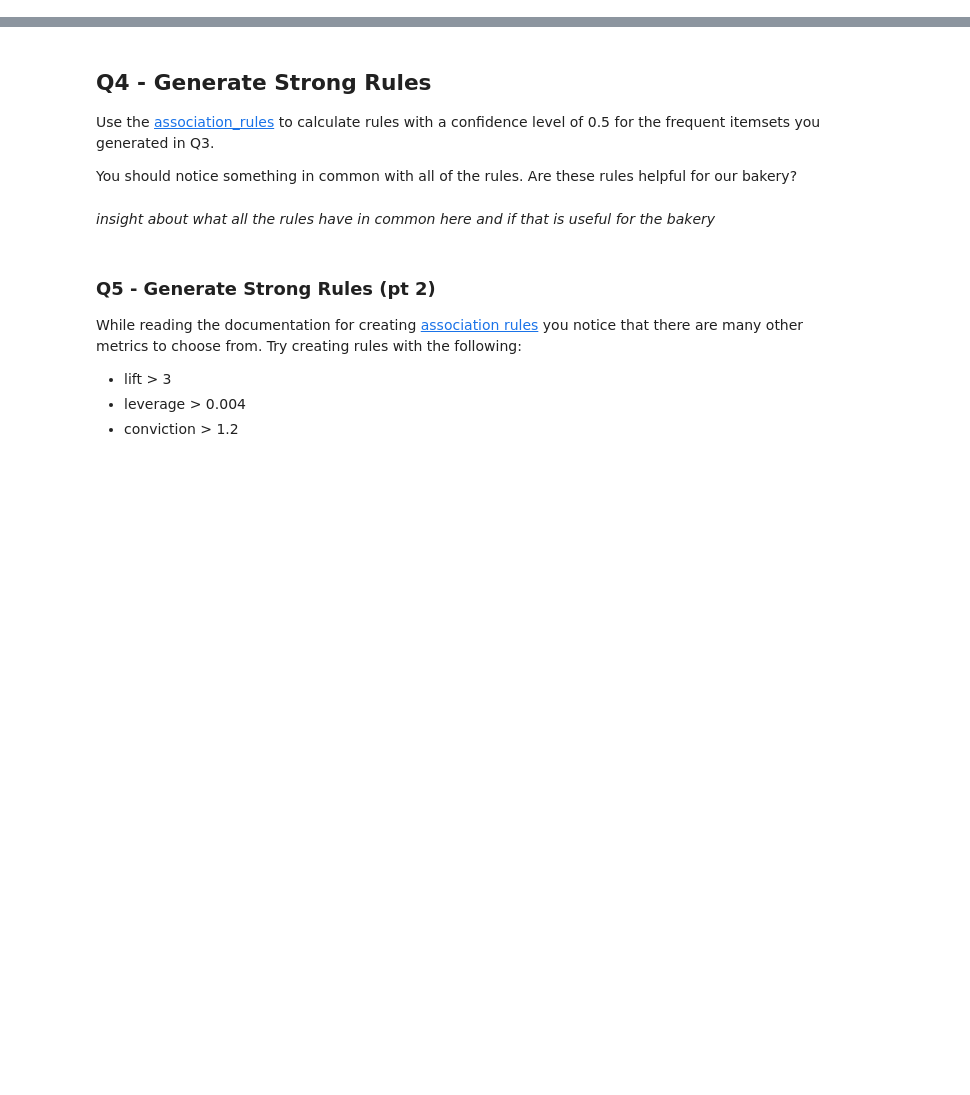
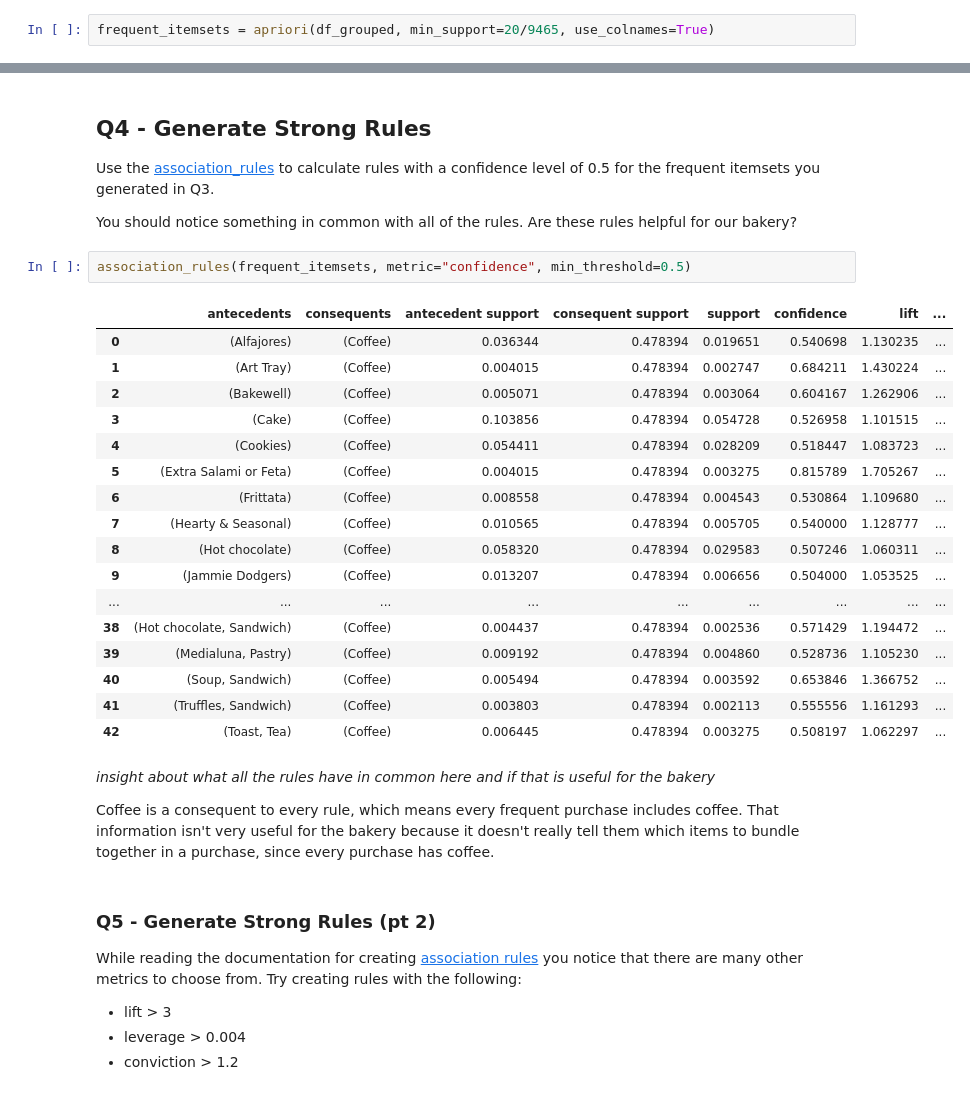
Before and after one commit to kierancoz/cs329e, a Jupyter notebook: assign11/CS329E_HW11.ipynb, the cells around one changed output, grey strips where cells are left out. Cells and saved outputs as stored; diff of their text form; blank space fills up the shorter version.

```diff
--- a/assign11/CS329E_HW11.ipynb
+++ b/assign11/CS329E_HW11.ipynb
@@ -89,3 +89,5 @@ df_grouped = pd.DataFrame(te_ary, columns=te.columns_)
 # %% [markdown]
 ## Q3 - Create Frequent Itemsets
 Using the [apriori](http://rasbt.github.io/mlxtend/user_guide/frequent_patterns/apriori/) method, create a frequent itemset that we can use to create rules with.  Unlike in the lecture notes, this implementation doesn't use an integer _minsup_, it refers to support of the percent of the transactions that it has to contain to be frequent.  Since we have 9465 transactions, if we want _minsup_ to be 100, then the library expects a `min_support` fraction of $\frac{100}{9465}$. Find all the frequent item sets with _minsup_ set to 20. Show the last 15 frequent item sets displaying the item names (not the item column indices).
+# %%
+frequent_itemsets = apriori(df_grouped, min_support=20/9465, use_colnames=True)
@@ -94,8 +115,30 @@ Using the [apriori](http://rasbt.github.io/mlxtend/user_guide/frequent_patterns/
 Use the [association_rules](http://rasbt.github.io/mlxtend/user_guide/frequent_patterns/association_rules/) to calculate rules with a confidence level of 0.5 for the frequent itemsets you generated in Q3.
 
 You should notice something in common with all of the rules.  Are these rules helpful for our bakery?
+# %%
+association_rules(frequent_itemsets, metric="confidence", min_threshold=0.5)
+# %% [output]
+|  | antecedents | consequents | antecedent support | consequent support | support | confidence | lift | ... |
+| 0 | (Alfajores) | (Coffee) | 0.036344 | 0.478394 | 0.019651 | 0.540698 | 1.130235 | ... |
+| 1 | (Art Tray) | (Coffee) | 0.004015 | 0.478394 | 0.002747 | 0.684211 | 1.430224 | ... |
+| 2 | (Bakewell) | (Coffee) | 0.005071 | 0.478394 | 0.003064 | 0.604167 | 1.262906 | ... |
+| 3 | (Cake) | (Coffee) | 0.103856 | 0.478394 | 0.054728 | 0.526958 | 1.101515 | ... |
+| 4 | (Cookies) | (Coffee) | 0.054411 | 0.478394 | 0.028209 | 0.518447 | 1.083723 | ... |
+| 5 | (Extra Salami or Feta) | (Coffee) | 0.004015 | 0.478394 | 0.003275 | 0.815789 | 1.705267 | ... |
+| 6 | (Frittata) | (Coffee) | 0.008558 | 0.478394 | 0.004543 | 0.530864 | 1.109680 | ... |
+| 7 | (Hearty & Seasonal) | (Coffee) | 0.010565 | 0.478394 | 0.005705 | 0.540000 | 1.128777 | ... |
+| 8 | (Hot chocolate) | (Coffee) | 0.058320 | 0.478394 | 0.029583 | 0.507246 | 1.060311 | ... |
+| 9 | (Jammie Dodgers) | (Coffee) | 0.013207 | 0.478394 | 0.006656 | 0.504000 | 1.053525 | ... |
+| ... | ... | ... | ... | ... | ... | ... | ... | ... |
+| 38 | (Hot chocolate, Sandwich) | (Coffee) | 0.004437 | 0.478394 | 0.002536 | 0.571429 | 1.194472 | ... |
+| 39 | (Medialuna, Pastry) | (Coffee) | 0.009192 | 0.478394 | 0.004860 | 0.528736 | 1.105230 | ... |
+| 40 | (Soup, Sandwich) | (Coffee) | 0.005494 | 0.478394 | 0.003592 | 0.653846 | 1.366752 | ... |
+| 41 | (Truffles, Sandwich) | (Coffee) | 0.003803 | 0.478394 | 0.002113 | 0.555556 | 1.161293 | ... |
+| 42 | (Toast, Tea) | (Coffee) | 0.006445 | 0.478394 | 0.003275 | 0.508197 | 1.062297 | ... |
 # %% [markdown]
 _insight about what all the rules have in common here and if that is useful for the bakery_
+
+Coffee is a consequent to every rule, which means every frequent purchase includes coffee. That information isn't very useful for the bakery because it doesn't really tell them which items to bundle together in a purchase, since every purchase has coffee.
 # %% [markdown]
 ### Q5 - Generate Strong Rules (pt 2)
 While reading the documentation for creating [association rules](http://rasbt.github.io/mlxtend/user_guide/frequent_patterns/association_rules/) you notice that there are many other metrics to choose from.  Try creating rules with the following:
```
Also changed, not shown: parts of 4 cells of this notebook.
